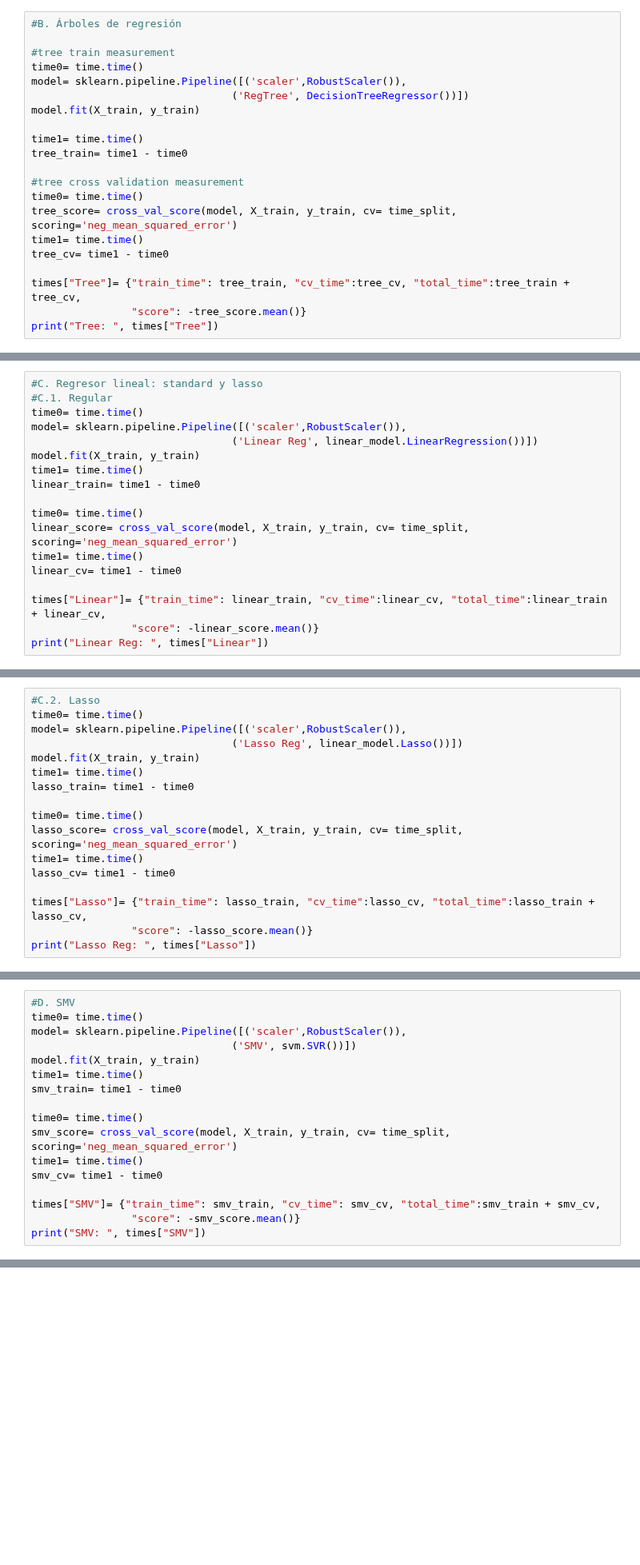
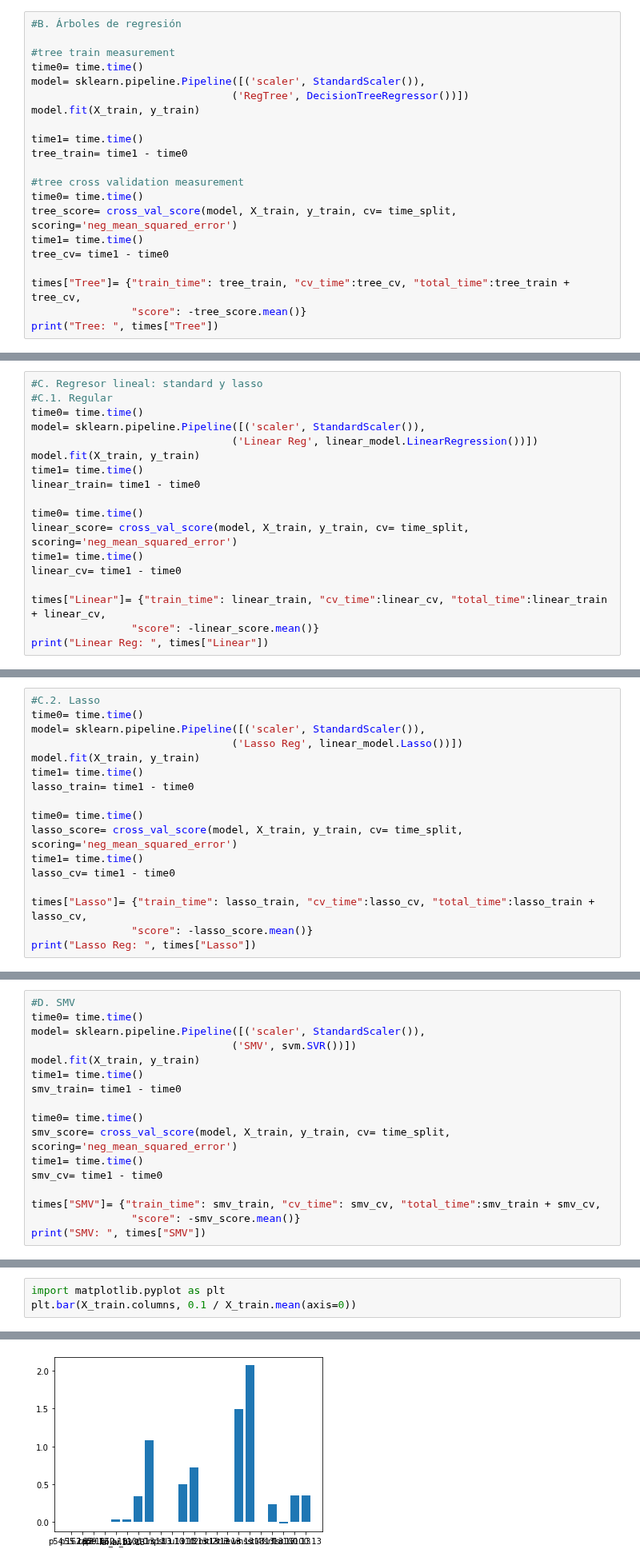
Before and after one commit to mgommez/practica1_ml, a Jupyter notebook: EDA.ipynb, the cells around one changed output, grey strips where cells are left out. Shown at 80% size. Cells and saved outputs as stored; diff of their text form; blank space fills up the shorter version.

```diff
--- a/EDA.ipynb
+++ b/EDA.ipynb
@@ -361,7 +373,7 @@ KNN:  {'train_time': 0.023935556411743164, 'cv_time': 0.1727612018585205, 'total
 
 #tree train measurement
 time0= time.time()
-model= sklearn.pipeline.Pipeline([('scaler',RobustScaler()),
+model= sklearn.pipeline.Pipeline([('scaler', StandardScaler()),
                                 ('RegTree', DecisionTreeRegressor())])
 model.fit(X_train, y_train)
 
@@ -383,7 +395,7 @@ Tree:  {'train_time': 0.2378830909729004, 'cv_time': 1.1116571426391602, 'total_
 #C. Regresor lineal: standard y lasso
 #C.1. Regular
 time0= time.time()
-model= sklearn.pipeline.Pipeline([('scaler',RobustScaler()),
+model= sklearn.pipeline.Pipeline([('scaler', StandardScaler()),
                                 ('Linear Reg', linear_model.LinearRegression())])
 model.fit(X_train, y_train)
 time1= time.time()
@@ -402,7 +414,7 @@ Linear Reg:  {'train_time': 0.024631738662719727, 'cv_time': 0.12466549873352051
 # %%
 #C.2. Lasso
 time0= time.time()
-model= sklearn.pipeline.Pipeline([('scaler',RobustScaler()),
+model= sklearn.pipeline.Pipeline([('scaler', StandardScaler()),
                                 ('Lasso Reg', linear_model.Lasso())])
 model.fit(X_train, y_train)
 time1= time.time()
@@ -421,7 +433,7 @@ Lasso Reg:  {'train_time': 0.1561119556427002, 'cv_time': 0.5967831611633301, 't
 # %%
 #D. SMV
 time0= time.time()
-model= sklearn.pipeline.Pipeline([('scaler',RobustScaler()),
+model= sklearn.pipeline.Pipeline([('scaler', StandardScaler()),
                                 ('SMV', svm.SVR())])
 model.fit(X_train, y_train)
 time1= time.time()
@@ -538,0 +657,4 @@ ValueError: Invalid parameter 'normalize' for estimator LinearRegression(). Vali
+# %%
+import matplotlib.pyplot as plt
+plt.bar(X_train.columns, 0.1 / X_train.mean(axis=0))
+# %% [output]
@@ -539,3 +662,4 @@ ValueError: Invalid parameter 'normalize' for estimator LinearRegression(). Vali
+[figure, added]
 # %%
 #D. SMV
 time0= time.time()
```
Also changed, not shown: parts of 25 cells of this notebook.
